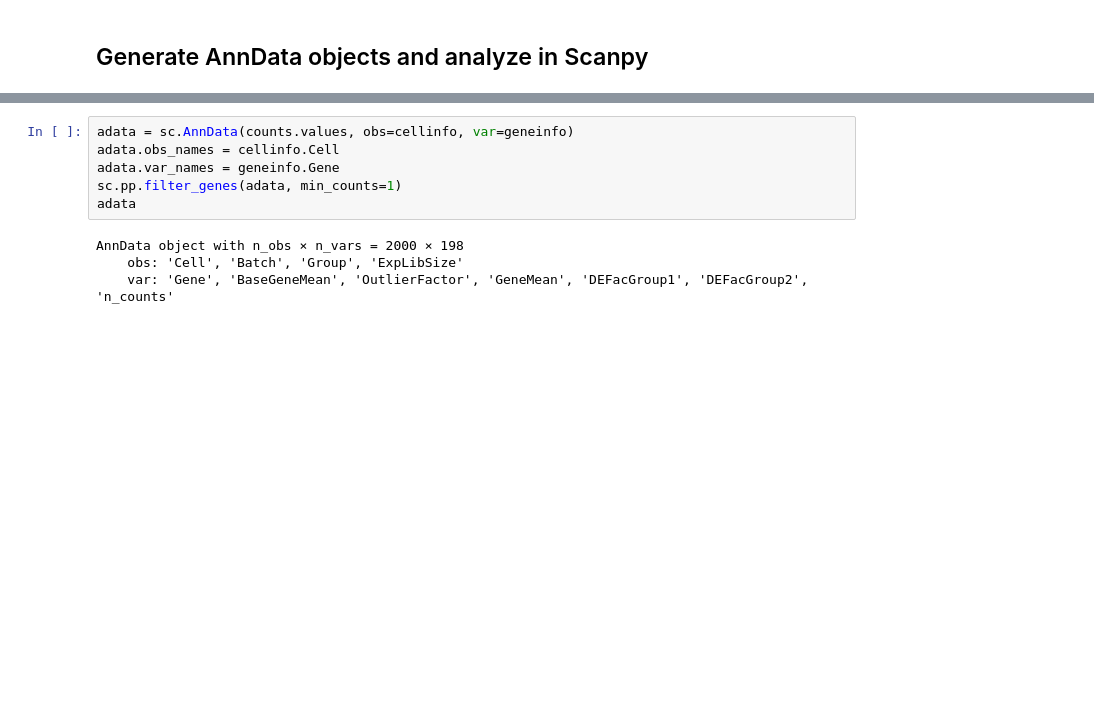
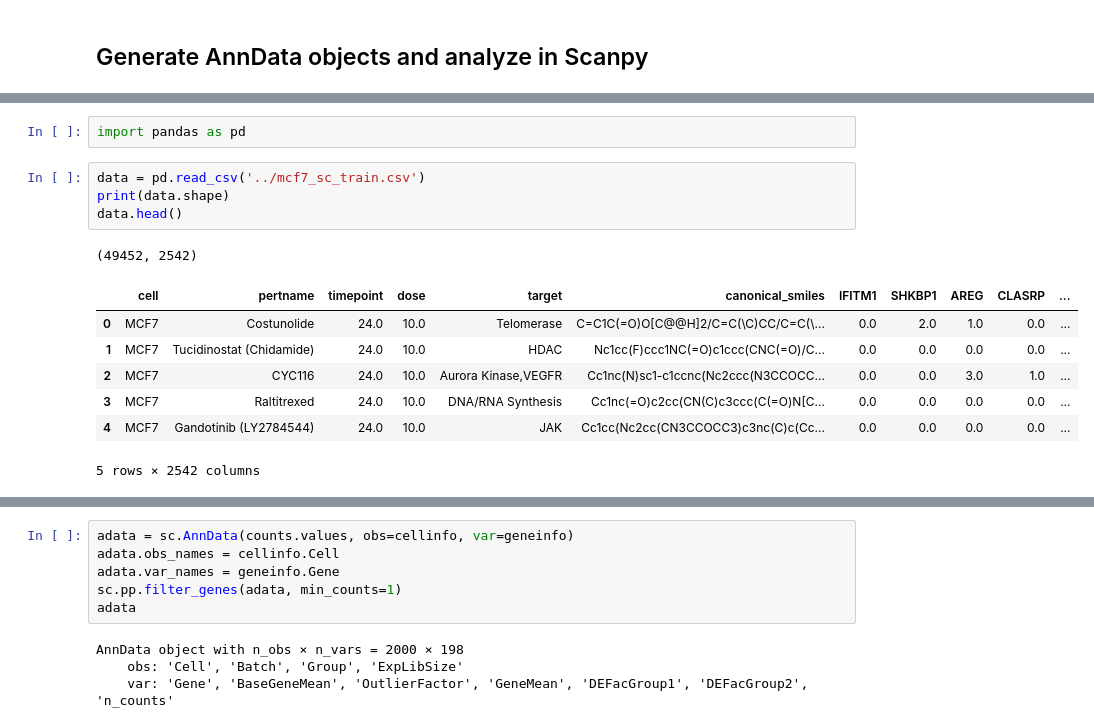
Before and after one commit to theislab/dca, a Jupyter notebook: tutorial.ipynb, the cells around one changed output, grey strips where cells are left out. Saved outputs shown, nothing was run; the diff lists cells and outputs as text; blank space fills up the shorter version.

```diff
--- a/tutorial.ipynb
+++ b/tutorial.ipynb
@@ -95,0 +98,15 @@ Using TensorFlow backend.
+# %%
+import pandas as pd
+# %%
+data = pd.read_csv('../mcf7_sc_train.csv')
+print(data.shape)
+data.head()
+# %% [output]
+(49452, 2542)
+|  | cell | pertname | timepoint | dose | target | canonical_smiles | IFITM1 | SHKBP1 | AREG | CLASRP | ... |
+| 0 | MCF7 | Costunolide | 24.0 | 10.0 | Telomerase | C=C1C(=O)O[C@@H]2/C=C(\C)CC/C=C(\... | 0.0 | 2.0 | 1.0 | 0.0 | ... |
+| 1 | MCF7 | Tucidinostat (Chidamide) | 24.0 | 10.0 | HDAC | Nc1cc(F)ccc1NC(=O)c1ccc(CNC(=O)/C... | 0.0 | 0.0 | 0.0 | 0.0 | ... |
+| 2 | MCF7 | CYC116 | 24.0 | 10.0 | Aurora Kinase,VEGFR | Cc1nc(N)sc1-c1ccnc(Nc2ccc(N3CCOCC... | 0.0 | 0.0 | 3.0 | 1.0 | ... |
+| 3 | MCF7 | Raltitrexed | 24.0 | 10.0 | DNA/RNA Synthesis | Cc1nc(=O)c2cc(CN(C)c3ccc(C(=O)N[C... | 0.0 | 0.0 | 0.0 | 0.0 | ... |
+| 4 | MCF7 | Gandotinib (LY2784544) | 24.0 | 10.0 | JAK | Cc1cc(Nc2cc(CN3CCOCC3)c3nc(C)c(Cc... | 0.0 | 0.0 | 0.0 | 0.0 | ... |
+5 rows × 2542 columns
```
Also changed, not shown: parts of 19 cells of this notebook, 4 other files.
